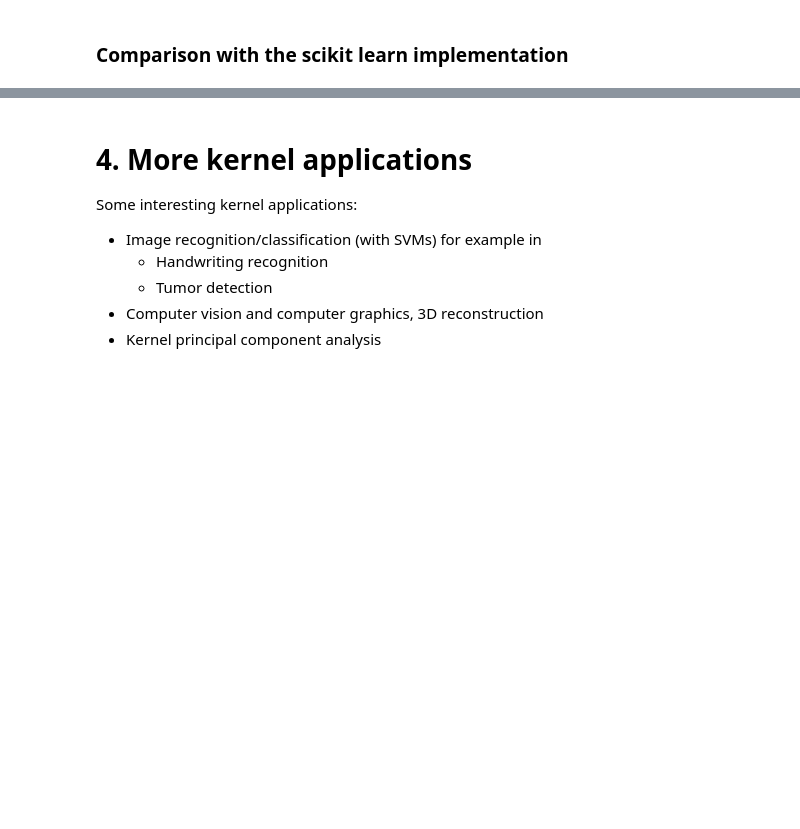
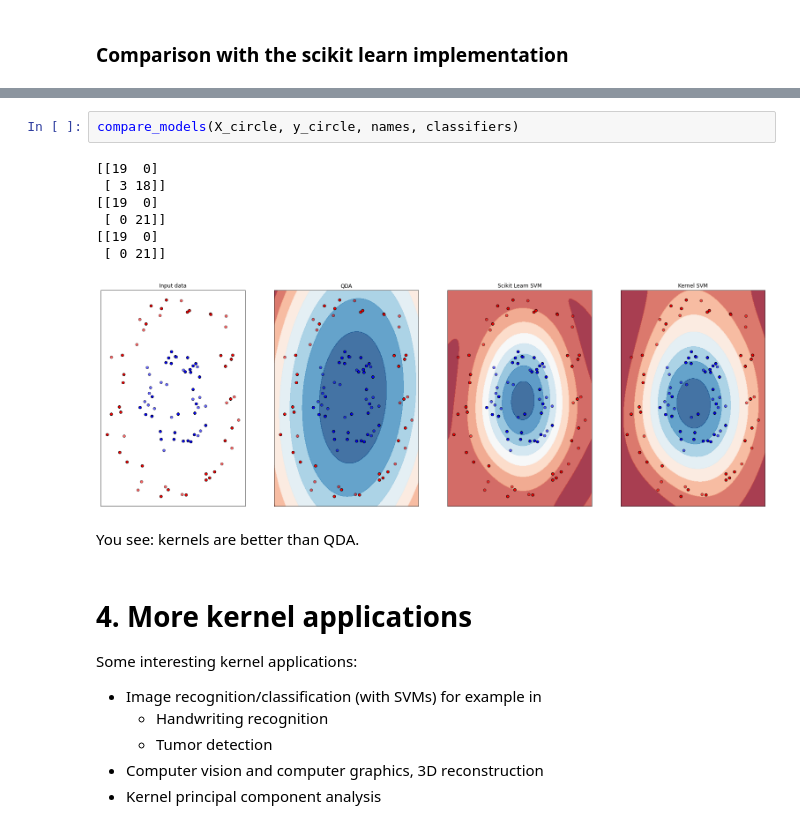
Before and after one commit to JoshuaSimon/Kernel-Learning, a Jupyter notebook: src/kernel_learning.ipynb, the cells around one changed output, grey strips where cells are left out. Cells and saved outputs as stored; diff of their text form; blank space fills up the shorter version.

```diff
--- a/src/kernel_learning.ipynb
+++ b/src/kernel_learning.ipynb
@@ -749,3 +836,15 @@ Kernel SVM: Number of support vectors: 29
+# %%
+compare_models(X_circle, y_circle, names, classifiers)
+# %% [output]
+[[19  0]
+ [ 3 18]]
+[[19  0]
+ [ 0 21]]
+[[19  0]
+ [ 0 21]]
+[figure, added]
+# %% [markdown]
+You see: kernels are better than QDA.
 # %% [markdown]
 # 4. More kernel applications
 Some interesting kernel applications:
```
Also changed, not shown: parts of 9 cells of this notebook.
